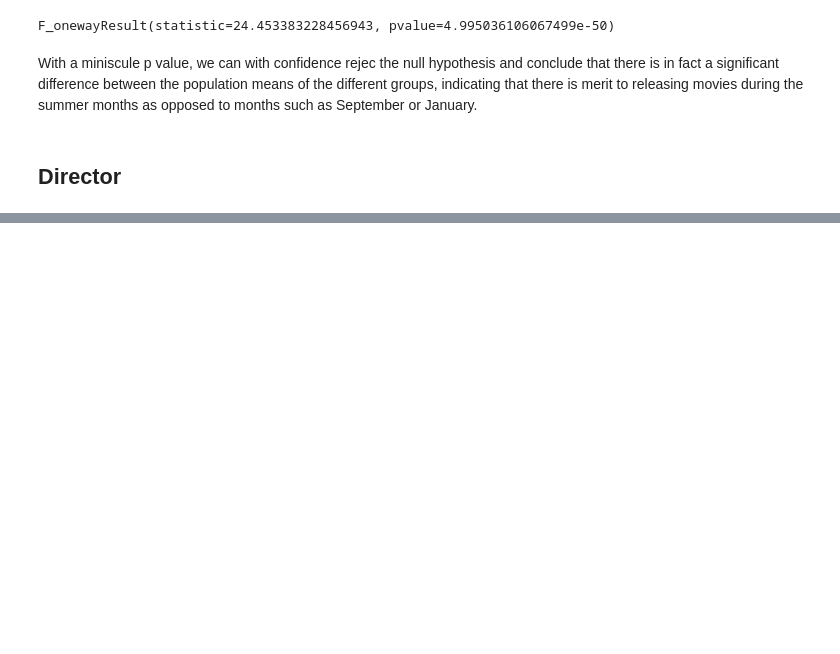
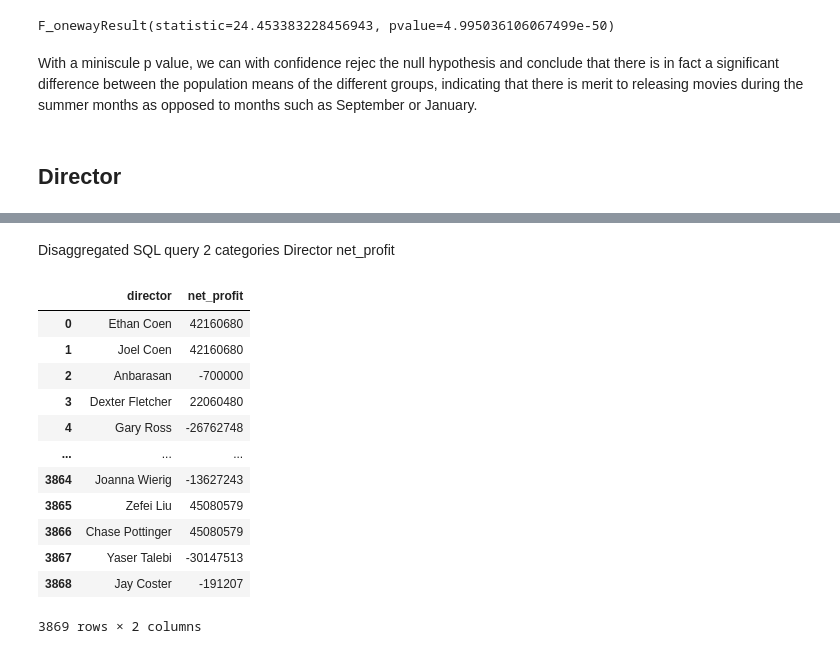
Before and after one commit to rolandrao/capstone-repo, a Jupyter notebook: report_notebook.ipynb, the cells around one changed output, grey strips where cells are left out. Drawn from its saved outputs; the diff is of its cells as text; code cells hidden in the pictures; blank space fills up the shorter version.

```diff
--- a/report_notebook.ipynb
+++ b/report_notebook.ipynb
@@ -101,0 +165,29 @@ With a miniscule p value, we can with confidence rejec the null hypothesis and c
+# %% [markdown]
+Disaggregated SQL query 2 categories
+Director
+net_profit
+# %%
+director = pd.read_sql("""
+SELECT pe.primary_name as director, (mob.worldwide_gross - mob.production_budget) as net_profit
+FROM movie_basics mb, principals pr, persons pe, movie_budgets mob
+WHERE   mb.movie_id = pr.movie_id
+        AND pr.person_id = pe.person_id
+        AND mb.primary_title = mob.movie
+        AND pr.category = 'director'
+;
+""", conn)
+director
+# %% [output]
+|  | director | net_profit |
+| 0 | Ethan Coen | 42160680 |
+| 1 | Joel Coen | 42160680 |
+| 2 | Anbarasan | -700000 |
+| 3 | Dexter Fletcher | 22060480 |
+| 4 | Gary Ross | -26762748 |
+| ... | ... | ... |
+| 3864 | Joanna Wierig | -13627243 |
+| 3865 | Zefei Liu | 45080579 |
+| 3866 | Chase Pottinger | 45080579 |
+| 3867 | Yaser Talebi | -30147513 |
+| 3868 | Jay Coster | -191207 |
+3869 rows × 2 columns
```
Also changed, not shown: parts of 11 cells of this notebook.
